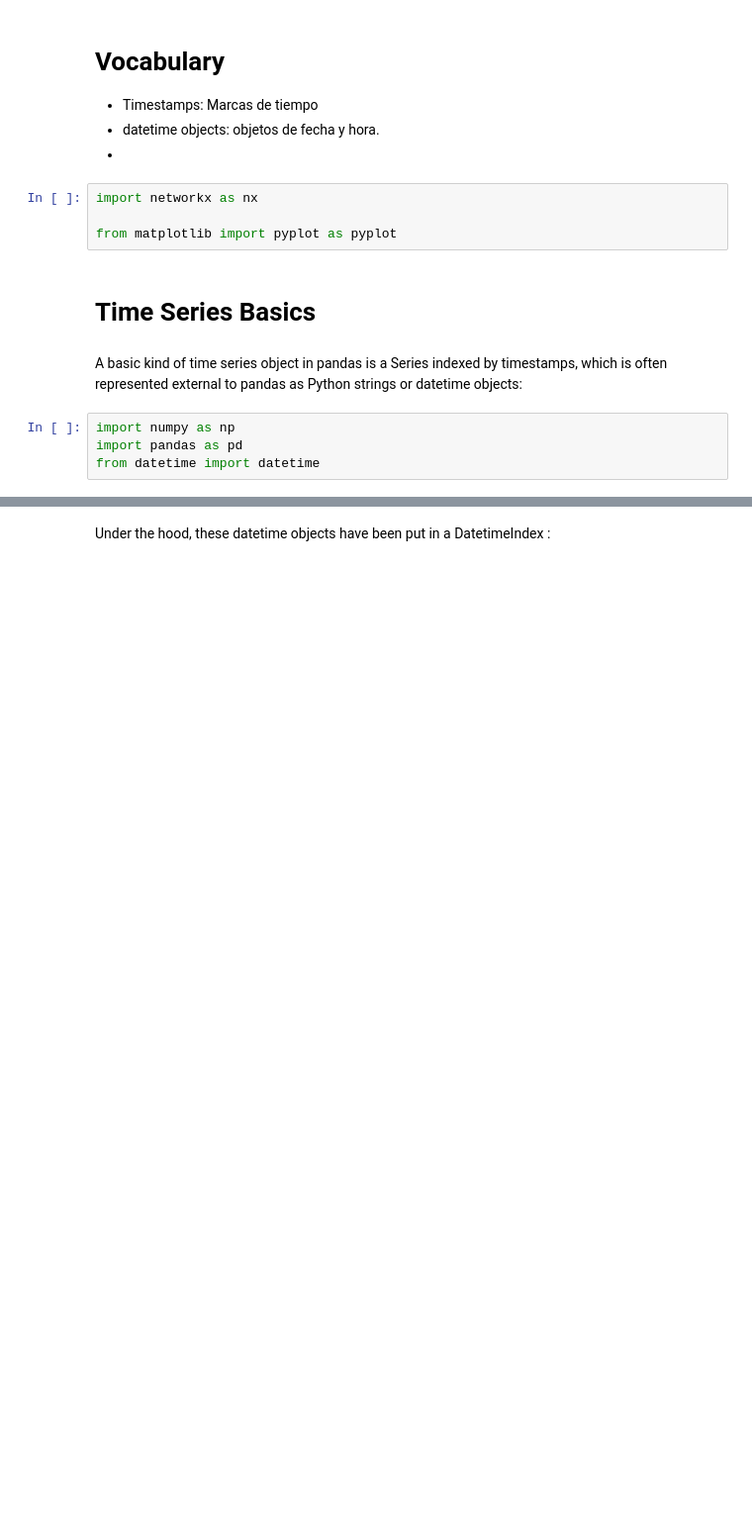
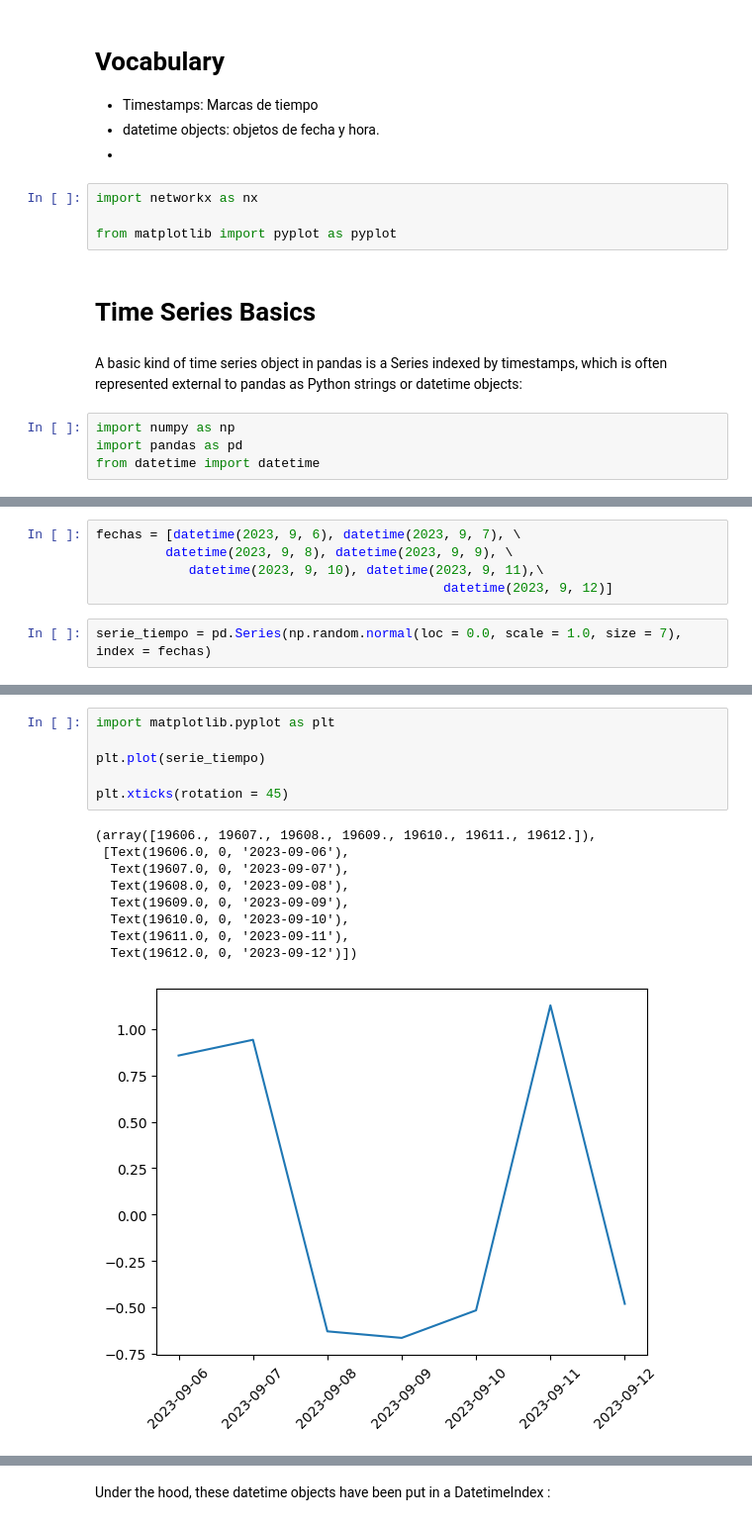
Before and after one commit to marco-canas/arima, a Jupyter notebook: machine_learning/1_time_series/5_seminario/Seminario_5_time_series_basics.ipynb, the cells around one changed output, grey strips where cells are left out. Shown at 99% size. Cells and saved outputs as stored; diff of their text form; blank space fills up the shorter version.

```diff
--- a/machine_learning/1_time_series/5_seminario/Seminario_5_time_series_basics.ipynb
+++ b/machine_learning/1_time_series/5_seminario/Seminario_5_time_series_basics.ipynb
@@ -42,0 +27,7 @@ dtype: float64
+# %%
+fechas = [datetime(2023, 9, 6), datetime(2023, 9, 7), \
+         datetime(2023, 9, 8), datetime(2023, 9, 9), \
+            datetime(2023, 9, 10), datetime(2023, 9, 11),\
+                                             datetime(2023, 9, 12)]
+# %%
+serie_tiempo = pd.Series(np.random.normal(loc = 0.0, scale = 1.0, size = 7), index = fechas)
@@ -42,0 +45,16 @@ dtype: float64
+# %%
+import matplotlib.pyplot as plt
+
+plt.plot(serie_tiempo)
+
+plt.xticks(rotation = 45)
+# %% [output]
+(array([19606., 19607., 19608., 19609., 19610., 19611., 19612.]),
+ [Text(19606.0, 0, '2023-09-06'),
+  Text(19607.0, 0, '2023-09-07'),
+  Text(19608.0, 0, '2023-09-08'),
+  Text(19609.0, 0, '2023-09-09'),
+  Text(19610.0, 0, '2023-09-10'),
+  Text(19611.0, 0, '2023-09-11'),
+  Text(19612.0, 0, '2023-09-12')])
+[figure, added]
```
Also changed, not shown: parts of 33 cells of this notebook.
